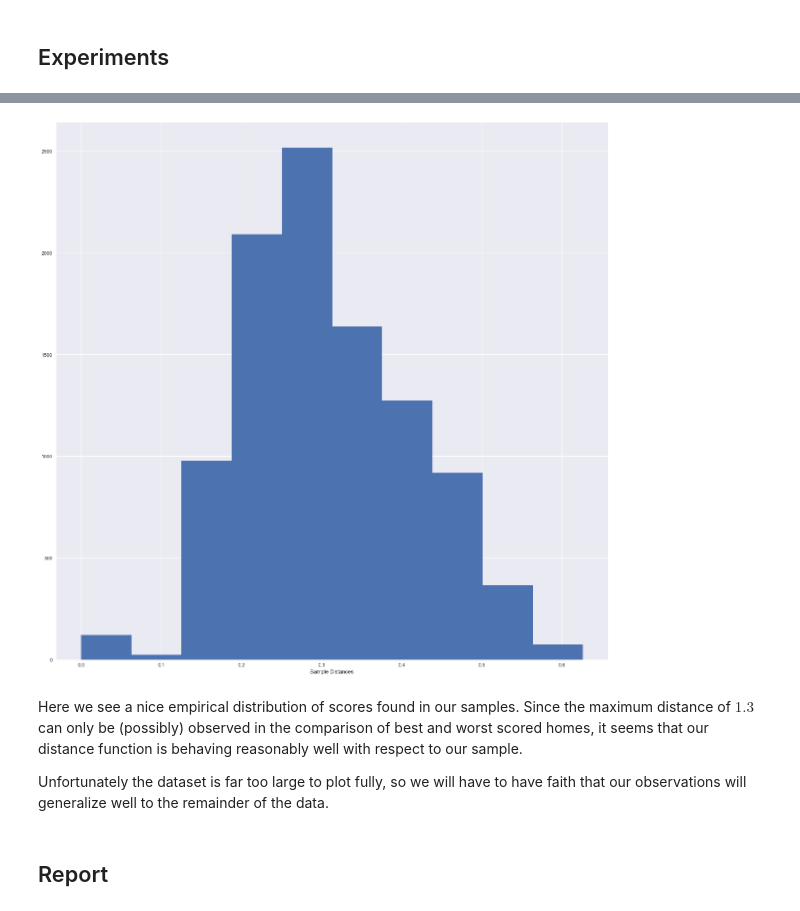
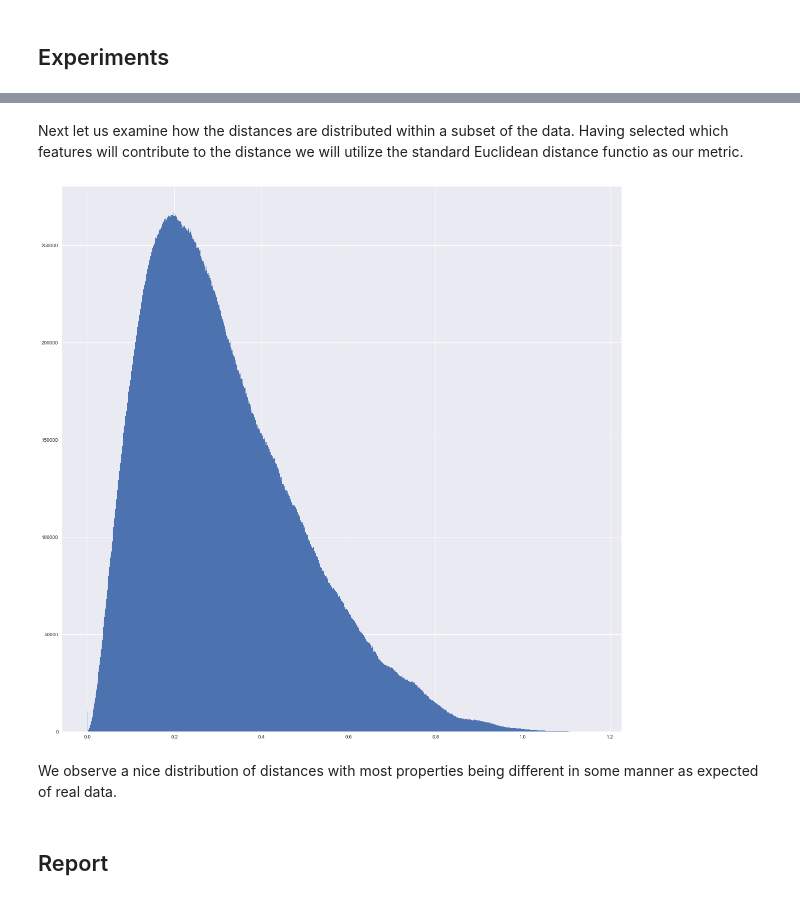
Before and after one commit to moduIo/Data-Science, a Jupyter notebook: HW3/HW3.ipynb, the cells around one changed output, grey strips where cells are left out. Cells and saved outputs as stored; diff of their text form; code cells hidden in the pictures.

```diff
--- a/HW3/HW3.ipynb
+++ b/HW3/HW3.ipynb
@@ -347,2 +344,2 @@ We should be careful about how we impute this missing data.  In the context of o
 # %%
-locations = locations.fillna(0)
+locations = locations.fillna(locations.mean())
@@ -348,0 +348,3 @@ locations = locations.fillna(0)
+# %%
+locations['longitude'] = (locations['longitude'] - locations['longitude'].nsmallest(1).iloc[0]) / (locations['longitude'].nlargest(1).iloc[0] - locations['longitude'].nsmallest(1).iloc[0])
+locations['latitude'] = (locations['latitude'] - locations['latitude'].nsmallest(1).iloc[0]) / (locations['latitude'].nlargest(1).iloc[0] - locations['latitude'].nsmallest(1).iloc[0])
@@ -349,5 +360,5 @@ locations = locations.fillna(0)
 # %% [markdown]
 Finally, let's combine the scoring data with the location data into a new distance feature dataframe.
 # %%
-distance_features = locations[['regionidcounty', 'regionidcity', 'regionidzip', 'regionidneighborhood']].copy()
+distance_features = locations[['longitude', 'latitude']].copy()
 distance_features['score'] = scores.copy()
@@ -384,4 +367,6 @@ We will plot the distribution of distances between a subset of 100 vectors (for
+# %% [markdown]
+Next let us examine how the distances are distributed within a subset of the data.  Having selected which features will contribute to the distance we will utilize the standard Euclidean distance functio as our metric.
 # %%
-sample_size = 100
-sample_distances = []
+sample_size = 10000
 subsample = distance_features.sample(sample_size)
+distances = euclidean_distances(subsample)
@@ -392,12 +373,9 @@ for i in range(0, sample_size):
-# %%
-plt.hist(sample_distances)
-plt.xlabel('Sample Distances')
-plt.show()
-# %% [output]
-[figure, removed]
-# %% [markdown]
-Here we see a nice empirical distribution of scores found in our samples.  Since the maximum distance of $1.3$ can only be (possibly) observed in the comparison of best and worst scored homes, it seems that our distance function is behaving reasonably well with respect to our sample.
-
-Unfortunately the dataset is far too large to plot fully, so we will have to have faith that our observations will generalize well to the remainder of the data.
+# %%
+plt.hist(np.hstack(distances), bins='auto')
+plt.show()
+# %% [output]
+[figure, added]
+# %% [markdown]
+We observe a nice distribution of distances with most properties being different in some manner as expected of real data.
 # %% [markdown]
 ## Report
```
Also changed, not shown: parts of 38 cells of this notebook.
